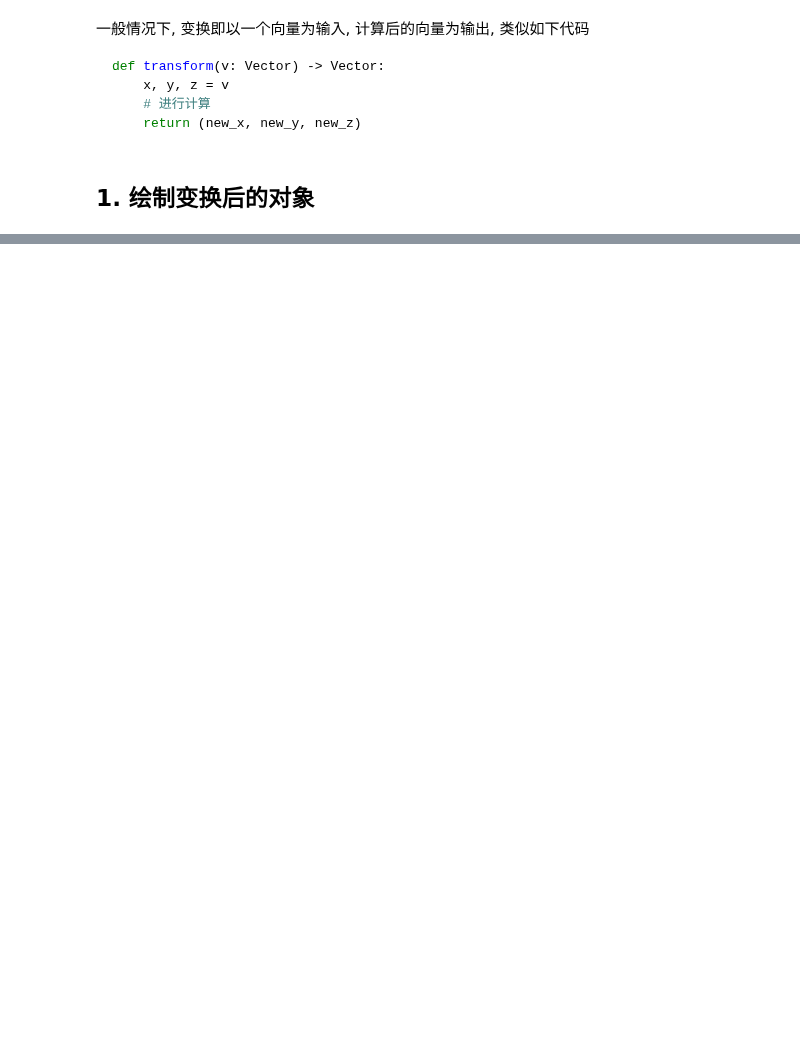
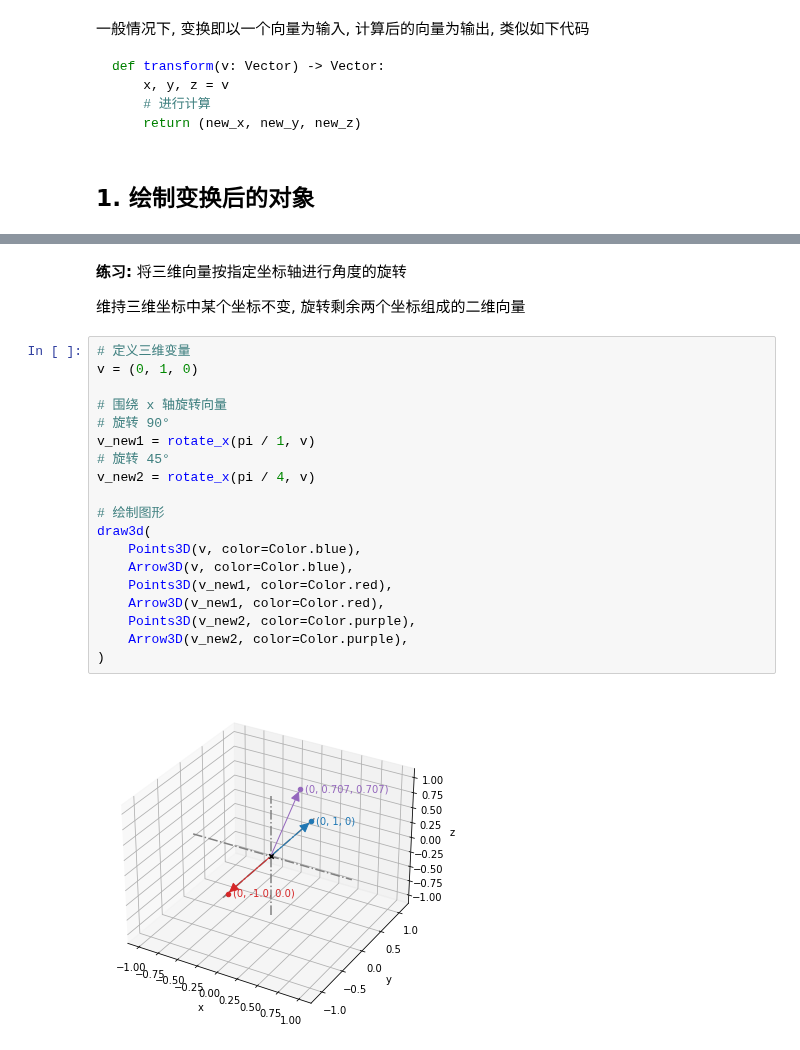
Before and after one commit to alvin-qh/study-python, a Jupyter notebook: math/notebooks/trans3d/transform3d.ipynb, the cells around one changed output, grey strips where cells are left out. Drawn from its saved outputs; the diff is of its cells as text; blank space fills up the shorter version.

```diff
--- a/math/notebooks/trans3d/transform3d.ipynb
+++ b/math/notebooks/trans3d/transform3d.ipynb
@@ -24,0 +59,25 @@ def transform(v: Vector) -> Vector:
+# %% [markdown]
+**练习:** 将三维向量按指定坐标轴进行角度的旋转
+
+维持三维坐标中某个坐标不变, 旋转剩余两个坐标组成的二维向量
+# %%
+# 定义三维变量
+v = (0, 1, 0)
+
+# 围绕 x 轴旋转向量
+# 旋转 90°
+v_new1 = rotate_x(pi / 1, v)
+# 旋转 45°
+v_new2 = rotate_x(pi / 4, v)
+
+# 绘制图形
+draw3d(
+    Points3D(v, color=Color.blue),
+    Arrow3D(v, color=Color.blue),
+    Points3D(v_new1, color=Color.red),
+    Arrow3D(v_new1, color=Color.red),
+    Points3D(v_new2, color=Color.purple),
+    Arrow3D(v_new2, color=Color.purple),
+)
+# %% [output]
+[figure, added]
```
Also changed, not shown: parts of 6 cells of this notebook, 6 other files.
